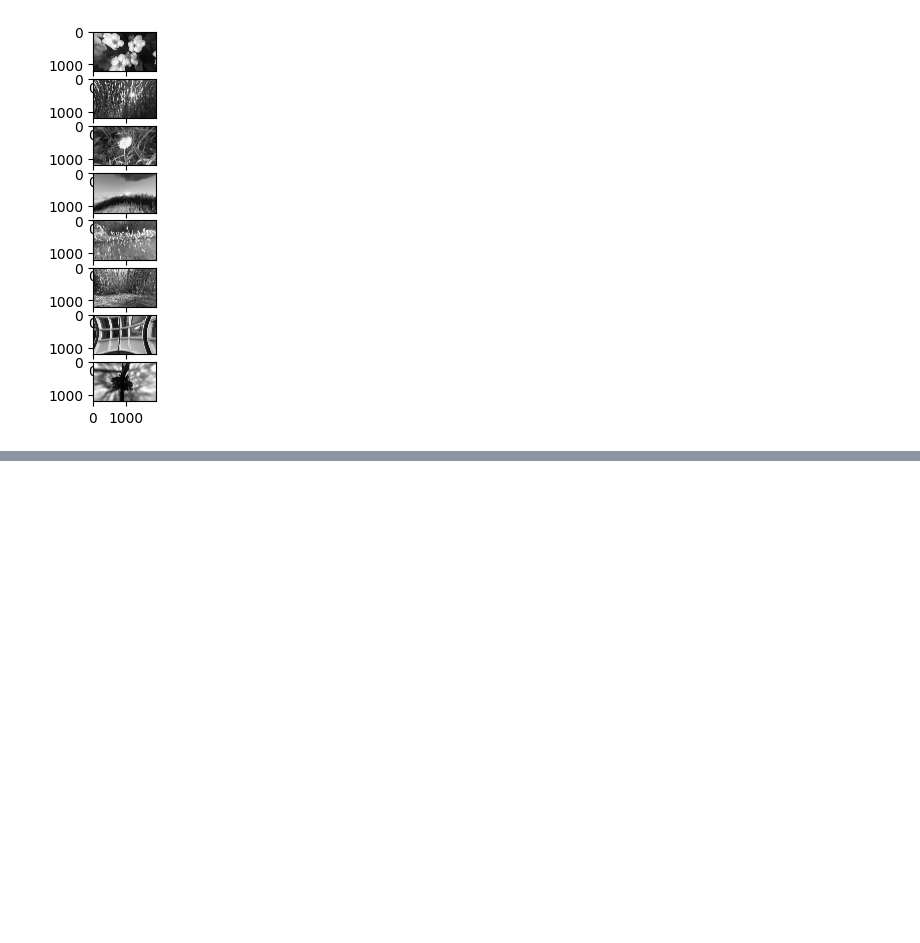
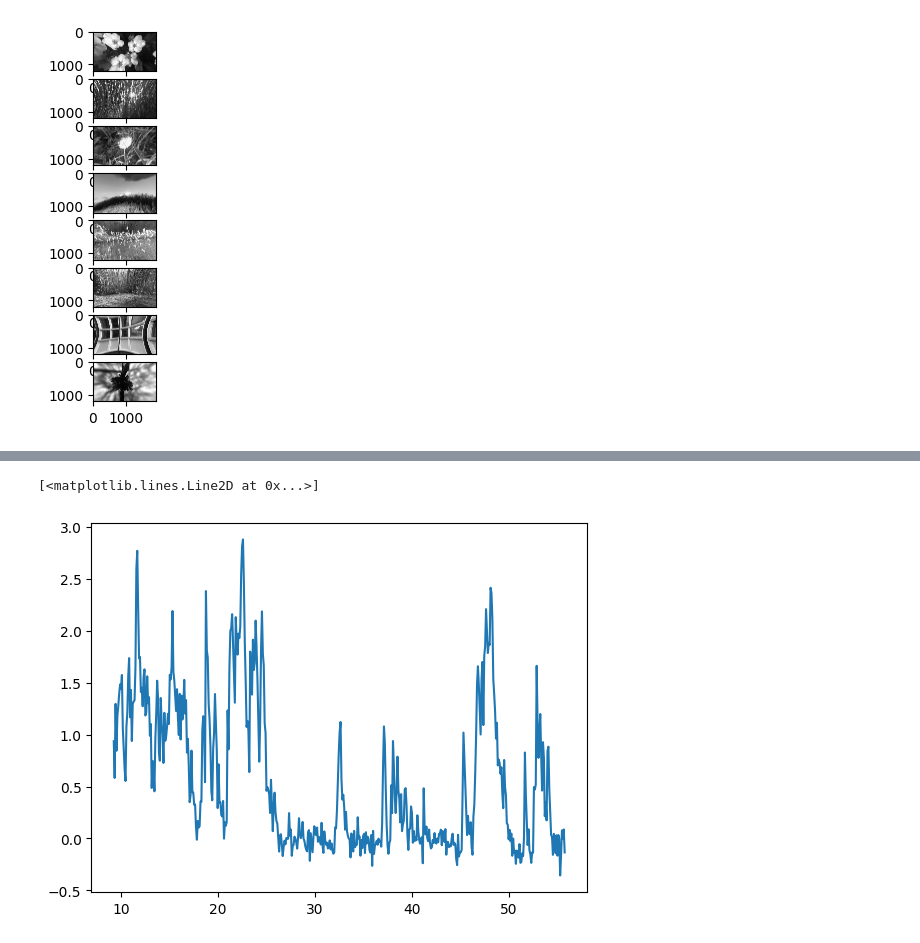
Before and after one commit to EugOT/CN-pr-Allen-Brain, a Jupyter notebook: Alex-SDK-dataset.ipynb, the cells around one changed output, grey strips where cells are left out. Cells and saved outputs as stored; diff of their text form; code cells hidden in the pictures; blank space fills up the shorter version.

```diff
--- a/Alex-SDK-dataset.ipynb
+++ b/Alex-SDK-dataset.ipynb
@@ -93,3 +109,3 @@ def load_experiments(ophys_session_id: int) -> dict:
 # %%
-first_experiment = list(experiments.values())[0].to_dict()['behavior_session']
-list(first_experiment)
+first_experiment = list(experiments.values())[0]
+first_experiment_obj = list(experiments.values())[0]
@@ -157,3 +154,6 @@ for i, img in enumerate(first_experiment['stimulus_templates']['warped']):
     ax[i].imshow(img, cmap="gray")
 # %% [output]
 [figure]
+# %%
+neural_data = ophys_formatting.build_tidy_cell_df(first_experiment)
+neural_data
@@ -159,0 +174,6 @@ for i, img in enumerate(first_experiment['stimulus_templates']['warped']):
+# %%
+asdfasdf = neural_data[neural_data['cell_specimen_id'] == 1086613265][['timestamps', 'dff']]
+plt.plot(asdfasdf['timestamps'][:500], asdfasdf['dff'][:500])
+# %% [output]
+[<matplotlib.lines.Line2D at 0x...>]
+[figure, added]
```
Also changed, not shown: parts of 16 cells of this notebook.
